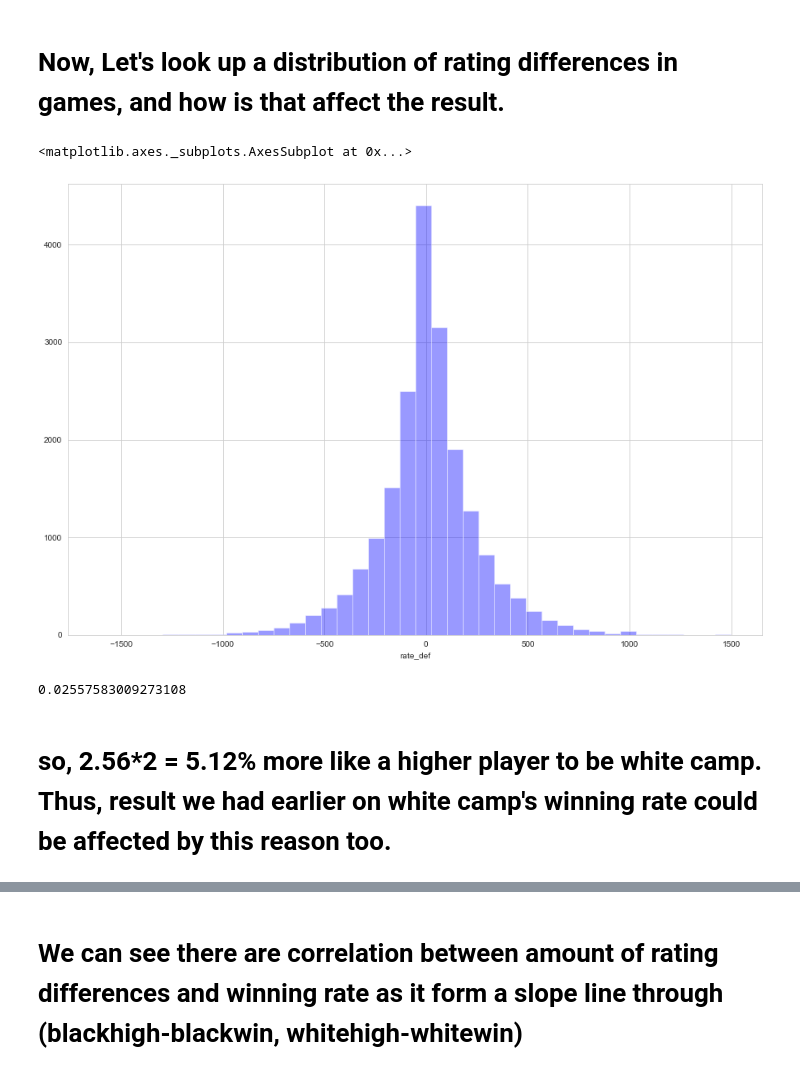
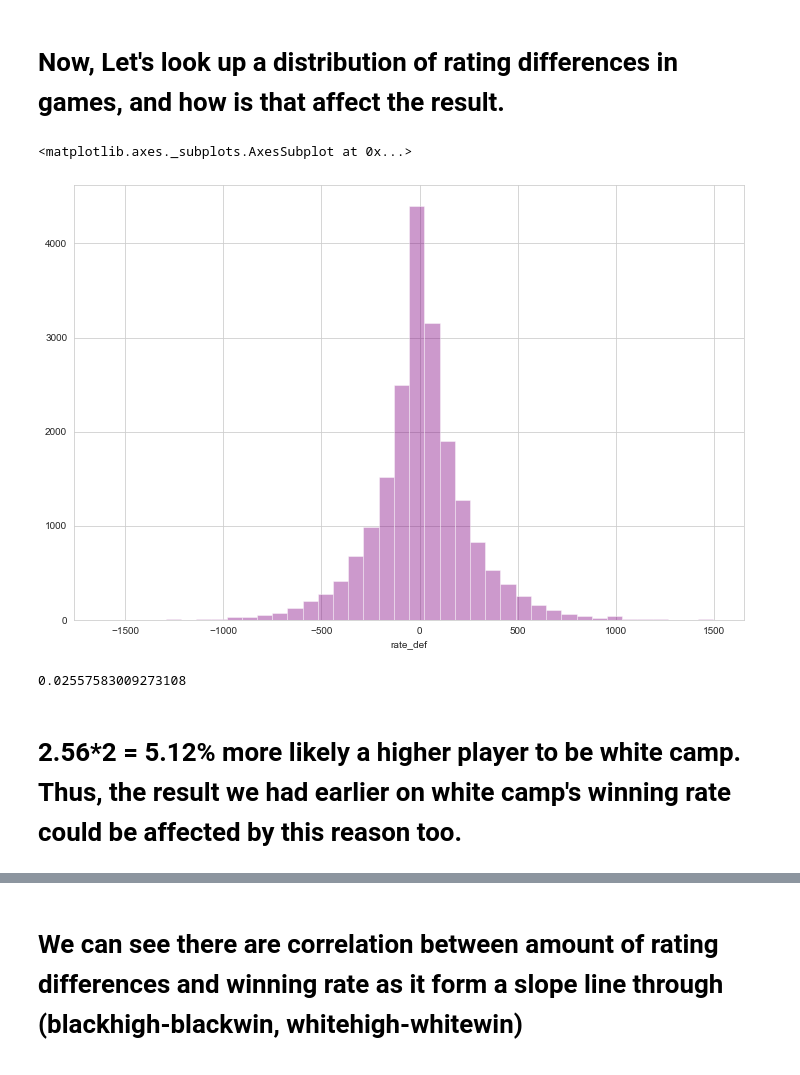
Before and after one commit to shadow89x/Portfolio, a Jupyter notebook: Project - Chess.ipynb, the cells around one changed output, grey strips where cells are left out. Saved outputs shown, nothing was run; the diff lists cells and outputs as text; code cells hidden in the pictures.

```diff
--- a/Project - Chess.ipynb
+++ b/Project - Chess.ipynb
@@ -77,12 +81,13 @@ So, we can see if there is a matchup on higher rating player vs lower rating pla
 # %% [markdown]
 # Now, Let's look up a distribution of rating differences in games, and how is that affect the result.
 # %%
+#calculate the rating difference.
 ch.loc[(ch['white_rating'] > ch['black_rating']), 'rate_def'] = (ch['white_rating'] - ch['black_rating'])
 ch.loc[(ch['white_rating'] < ch['black_rating']), 'rate_def'] = (ch['white_rating'] - ch['black_rating'])
 ch.loc[(ch['white_rating'] == ch['black_rating']), 'rate_def'] = 0
-plt.figure(figsize=(15,10))
-sns.distplot(ch['rate_def'], kde=False, bins=40, color='Blue')
+plt.figure(figsize=(12,8))
+sns.distplot(ch['rate_def'], kde=False, bins=40, color='Purple')
 # %% [output]
 <matplotlib.axes._subplots.AxesSubplot at 0x...>
-[figure, old version]
+[figure, new version]
 # %%
@@ -98,5 +104,5 @@ ch['wtbl'].mean()
 # %% [output]
 0.02557583009273108
 # %% [markdown]
-# so, 2.56*2 = 5.12% more like a higher player to be white camp. Thus, result we had earlier on white camp's winning rate could be affected by this reason too.
+# 2.56*2 = 5.12% more likely a higher player to be white camp. Thus, the result we had earlier on white camp's winning rate could be affected by this reason too.
 # %%
```
Also changed, not shown: parts of 57 cells of this notebook.
